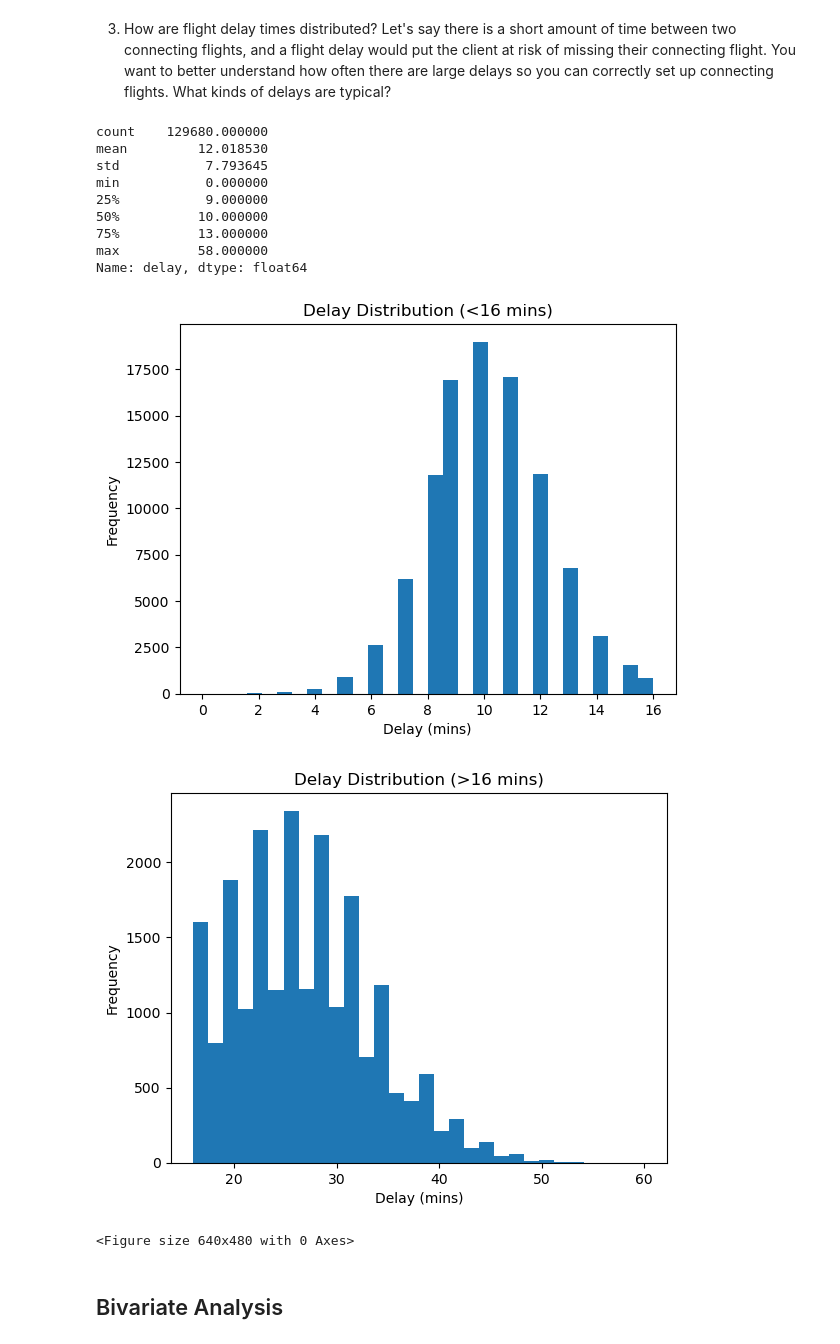
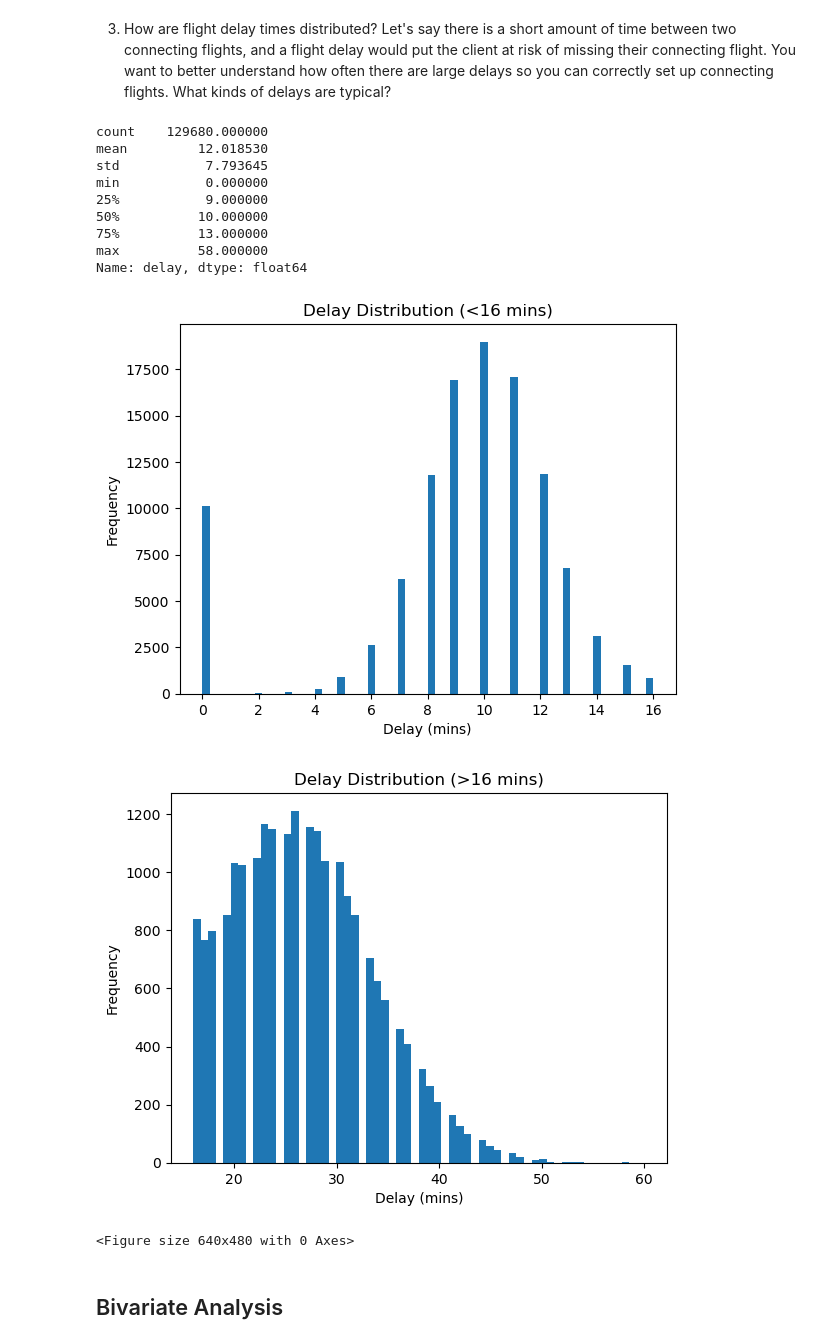
Before and after one commit to Kyuuseishu14/Codecademy_Airline_Data, a Jupyter notebook: Airline Analysis.ipynb, the cells around one changed output. Saved outputs shown, nothing was run; the diff lists cells and outputs as text; code cells hidden in the pictures.

```diff
--- a/Airline Analysis.ipynb
+++ b/Airline Analysis.ipynb
@@ -110,38 +110,38 @@ Name: coach_price, dtype: float64
 ## Task 3
 print(flight.delay[flight.delay < 1000].describe()) #noticing a delay in the data of 1560 mins, limiting to below 1000 shows a max delay of 58 mins.
 #the median delay is 10 mins with 75% of flights having a delay of 13 mins or less.
-plt.hist(flight.delay[flight.delay > 0], bins = 30, range=(0, 16))
+plt.hist(flight.delay, bins = 60, range=(0, 16))
 plt.xlabel("Delay (mins)")
 plt.ylabel("Frequency")
 plt.title("Delay Distribution (<16 mins)")
 plt.show()
 plt.clf()
 
 #There appears to be two sets of delay times. Most delays are below 16 mins, with a smaller group being between 16 and 58 mins.
 #The most frequent delay is 10 mins with over 18000 flights having this delay.
 
-plt.hist(flight.delay[flight.delay > 0], bins = 30, range=(16,60))
+plt.hist(flight.delay, bins = 60, range=(16,60))
 plt.xlabel("Delay (mins)")
 plt.ylabel("Frequency")
 plt.title("Delay Distribution (>16 mins)")
 plt.show()
 plt.clf()
 
 #in the second plot, the delay is around 26 mins, with over 2000 flights having this delay.
 
 #The delays appear broadly normally distributed.
 # %% [output]
 count    129680.000000
 mean         12.018530
 std           7.793645
 min           0.000000
 25%           9.000000
 50%          10.000000
 75%          13.000000
 max          58.000000
 Name: delay, dtype: float64
-[figure, old version]
+[figure, new version]
-[figure, old version]
+[figure, new version]
 <Figure size 640x480 with 0 Axes>
 # %% [markdown]
 ## Bivariate Analysis
```
Also changed, not shown: parts of 5 cells of this notebook.
